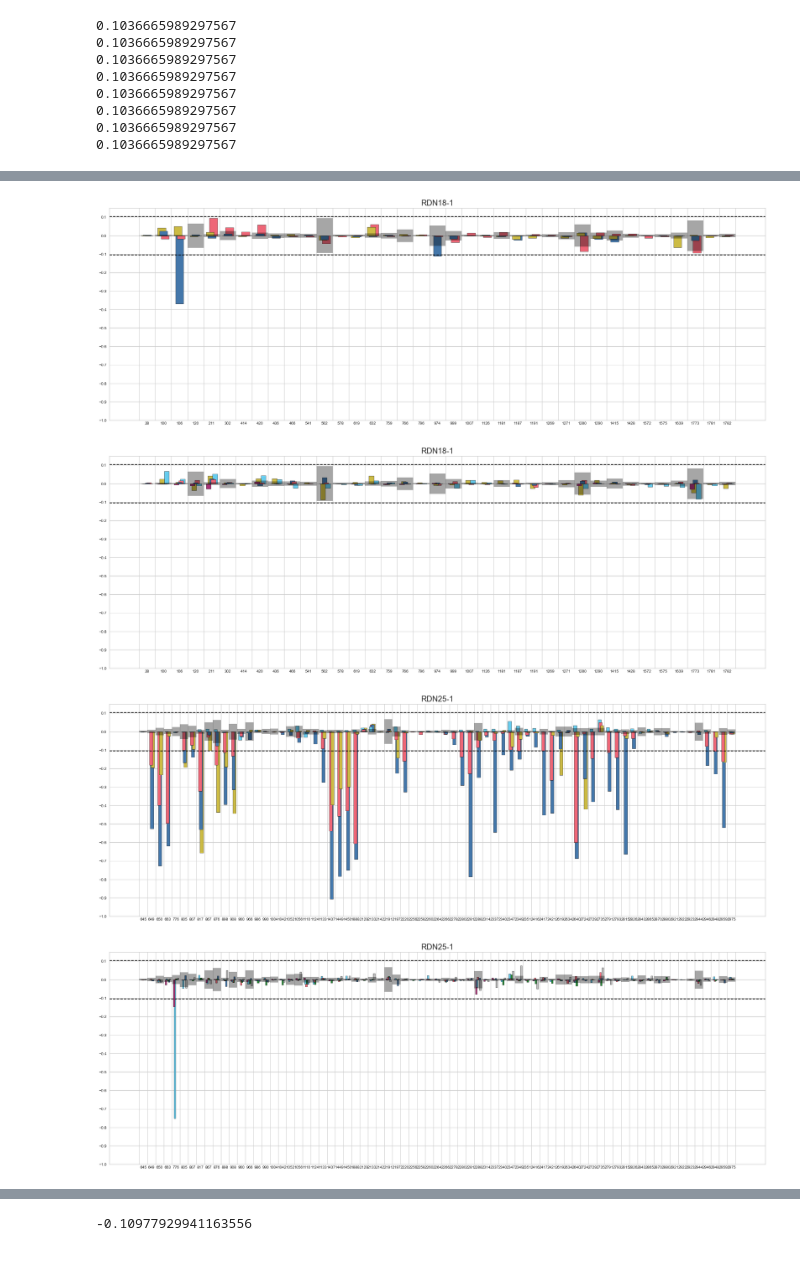
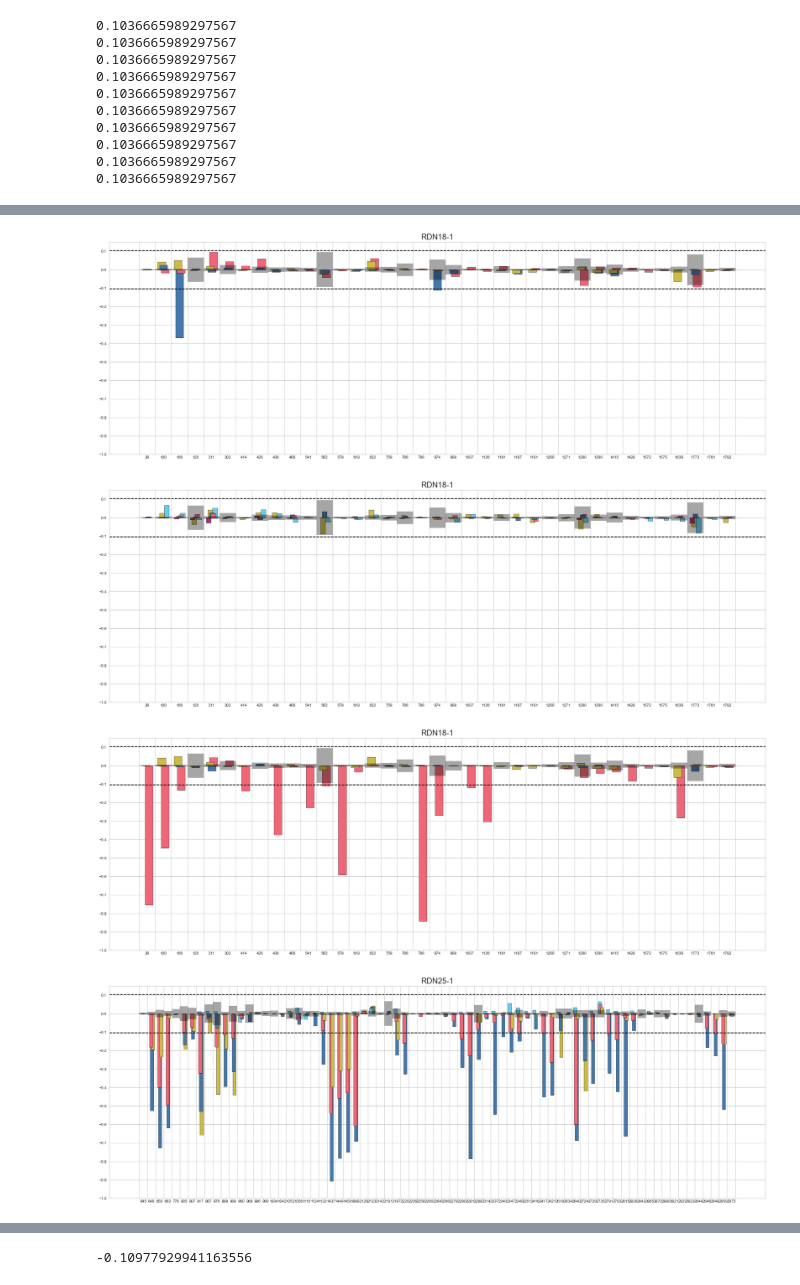
Before and after one commit to adbailey4/yeast_rrna_modification_detection, a Jupyter notebook: notebooks/plot_percent_mod.ipynb, the cells around one changed output, grey strips where cells are left out. Saved outputs shown, nothing was run; the diff lists cells and outputs as text; code cells hidden in the pictures.

Commit message:
update with new figures for response letter

```diff
--- a/notebooks/plot_percent_mod.ipynb
+++ b/notebooks/plot_percent_mod.ipynb
@@ -260,32 +260,38 @@ def plot_percent_mod2(all_labels, contig, corrected_pvalues_df, figure_path,
 for contig in ["RDN18-1", "RDN25-1"]:
     figure_path = f"figures/{contig}_helicase_bargraph_no_legend.png"
     all_labels = [["prx1", "prx1_2"], ["prp43", "prp43_2"], ["Dbp3d_YPD", "Dbp3d_YPD2"], "sqs1d_YPD"]
     all_y = plot_percent_mod2(all_labels, contig, corrected_pvalues_df, figure_path)
 
     figure_path = f"figures/{contig}_snornaKO_bargraph_no_legend.png"
     all_labels = ["snR4d_alpha_YPD", "mutant452", "mutant451", "mutant448_2", "snR45d_YPD", ["MIX_2", "Mix"]]
     colors = ["#228833", '#EE6677', '#4477AA', '#66CCEE', '#BBBBBB', '#AA3377','#CCBB44']
     plot_percent_mod2(all_labels, contig, corrected_pvalues_df, figure_path, colors=colors)
 
     figure_path = f"figures/{contig}_splicing_mutations_bargraph.png"
     all_labels = ["dbr1d_YPD", "spp382_YPD", "prp16_18deg_YPD"]
     plot_percent_mod2(all_labels, contig, corrected_pvalues_df, figure_path)
 
     all_labels = ["WT_KOAC", "WT_CY", "WT_stationary", "WT_rapa5", ["YS602_18_YPD", "YS602_18_YPD2", "YS602_18_YPD3"]]
     figure_path = f"figures/{contig}_conditions_bargraph.png"
     plot_percent_mod2(all_labels, contig, corrected_pvalues_df, figure_path)
+
+    all_labels = [["YS602_18_YPD", "YS602_18_YPD2", "YS602_18_YPD3"], ["prp43", "prp43_2"], "prp16_18deg_YPD"]
+    figure_path = f"figures/{contig}_cold_shift_bargraph.png"
+    plot_percent_mod2(all_labels, contig, corrected_pvalues_df, figure_path)
 # %% [output]
 0.1036665989297567
 0.1036665989297567
 0.1036665989297567
 0.1036665989297567
 0.1036665989297567
 0.1036665989297567
 0.1036665989297567
 0.1036665989297567
+0.1036665989297567
+0.1036665989297567
 [figure]
 [figure]
 [figure]
 [figure]
-[figure, old version]
+[figure, new version]
-[figure, old version]
+[figure, new version]
```
Also changed, not shown: parts of 1 cell of this notebook.
